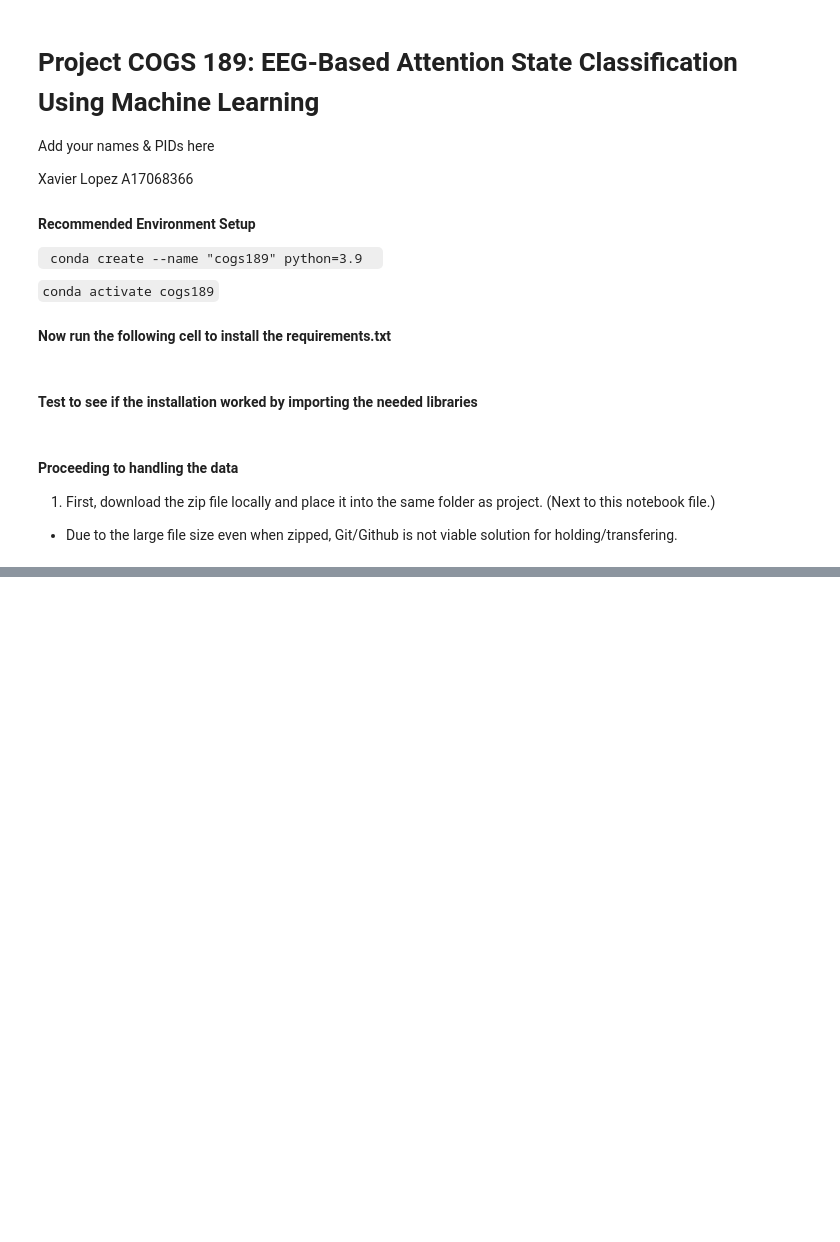
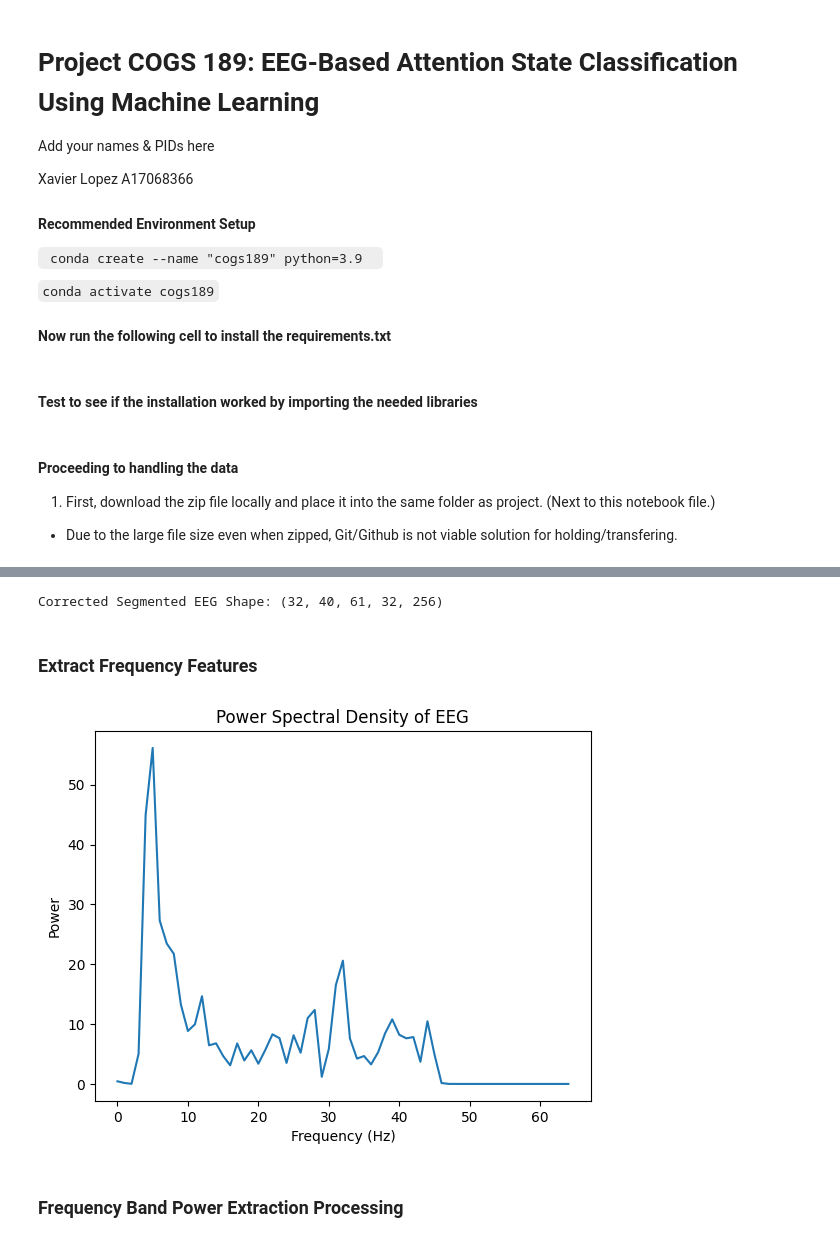
Before and after one commit to mohsin-khawaja/NeuroFocus, a Jupyter notebook: cogs189project.ipynb, the cells around one changed output, grey strips where cells are left out. Saved outputs shown, nothing was run; the diff lists cells and outputs as text; code cells hidden in the pictures; blank space fills up the shorter version.

```diff
--- a/cogs189project.ipynb
+++ b/cogs189project.ipynb
@@ -58,0 +120,42 @@ Found 32 EEG data files in data_preprocessed_python.
+# %%
+def segment_data_per_trial(data, window_size=256, step_size=128):
+    segmented_trials = []
+
+    for participant in range(data.shape[0]):
+        participant_segments = []
+        for trial in range(data.shape[1]):
+            segments = []
+            trial_data = data[participant, trial]
+            for start in range(0, trial_data.shape[-1] - window_size, step_size):
+                segments.append(trial_data[:, start:start + window_size])
+            participant_segments.append(np.array(segments))
+        segmented_trials.append(np.array(participant_segments))
+
+    return np.array(segmented_trials)
+
+segmented_eeg = segment_data_per_trial(all_eeg_data)
+
+print("Corrected Segmented EEG Shape:", segmented_eeg.shape)
+# Expected: (32, 40, 61, 32, 256)
+# %% [output]
+Corrected Segmented EEG Shape: (32, 40, 61, 32, 256)
+# %% [markdown]
+### Extract Frequency Features
+# %%
+def compute_psd(eeg_signal, fs=128):
+    freqs, psd = welch(eeg_signal, fs, nperseg=fs)  # Compute Power Spectral Density
+    return freqs, psd
+
+sample_eeg_segment = segmented_eeg[0, 0, 0, 0, :]  # (participant, trial, segment, channel, time)
+
+freqs, psd = compute_psd(sample_eeg_segment)
+
+plt.plot(freqs, psd)
+plt.title("Power Spectral Density of EEG")
+plt.xlabel("Frequency (Hz)")
+plt.ylabel("Power")
+plt.show()
+# %% [output]
+[figure, added]
+# %% [markdown]
+### Frequency Band Power Extraction Processing
```
Also changed, not shown: parts of 11 cells of this notebook.
